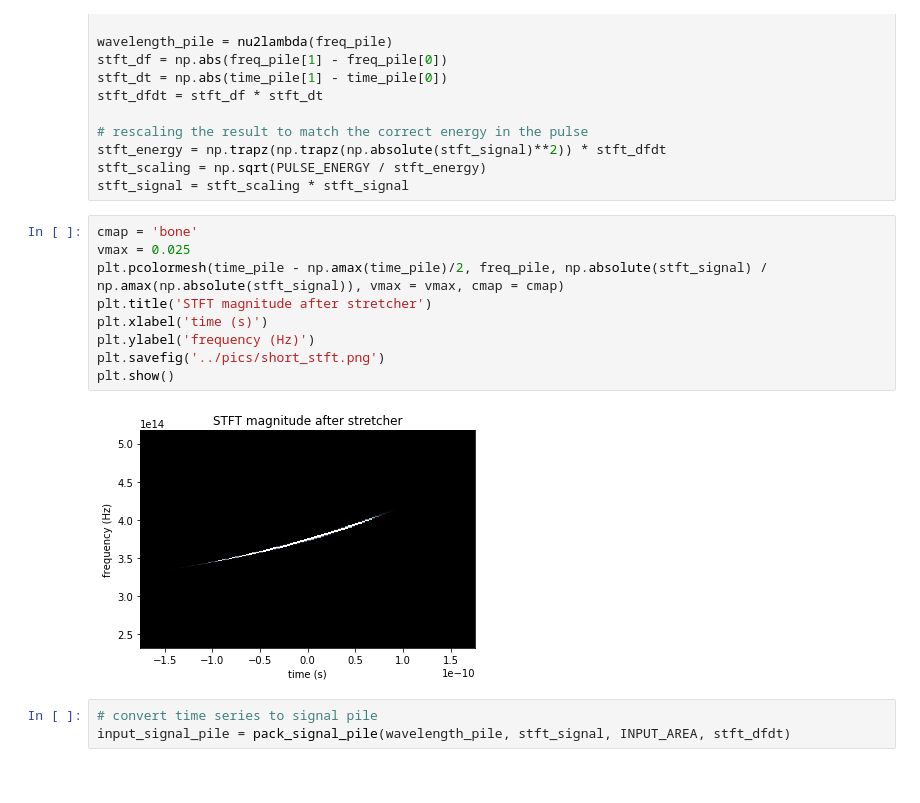
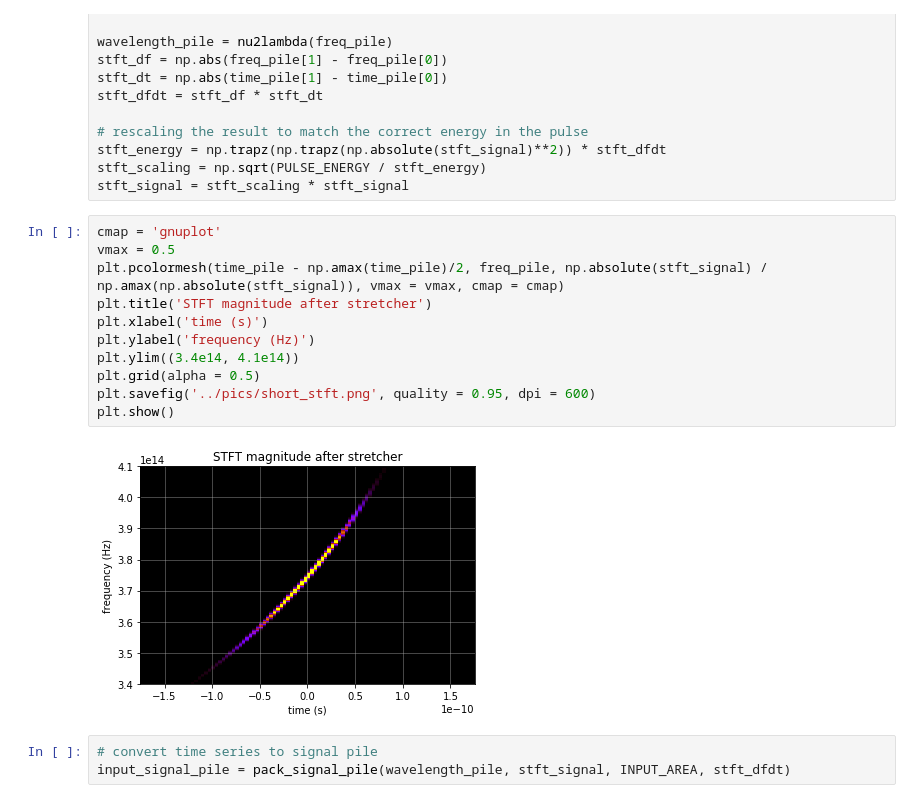
Before and after one commit to patinkaew/Project-SCALLOPS, a Jupyter notebook: notebook/spectral_amplification.ipynb, the cells around one changed output. Cells and saved outputs as stored; diff of their text form.

```diff
--- a/notebook/spectral_amplification.ipynb
+++ b/notebook/spectral_amplification.ipynb
@@ -146,16 +146,18 @@ stft_energy = np.trapz(np.trapz(np.absolute(stft_signal)**2)) * stft_dfdt
 stft_scaling = np.sqrt(PULSE_ENERGY / stft_energy)
 stft_signal = stft_scaling * stft_signal
 # %%
-cmap = 'bone'
-vmax = 0.025
+cmap = 'gnuplot'
+vmax = 0.5
 plt.pcolormesh(time_pile - np.amax(time_pile)/2, freq_pile, np.absolute(stft_signal) / np.amax(np.absolute(stft_signal)), vmax = vmax, cmap = cmap)
 plt.title('STFT magnitude after stretcher')
 plt.xlabel('time (s)')
 plt.ylabel('frequency (Hz)')
-plt.savefig('../pics/short_stft.png')
+plt.ylim((3.4e14, 4.1e14))
+plt.grid(alpha = 0.5)
+plt.savefig('../pics/short_stft.png', quality = 0.95, dpi = 600)
 plt.show()
 # %% [output]
-[figure, old version]
+[figure, new version]
 # %%
 # convert time series to signal pile
 input_signal_pile = pack_signal_pile(wavelength_pile, stft_signal, INPUT_AREA, stft_dfdt)
```
Also changed, not shown: parts of 5 cells of this notebook, 5 other files.
